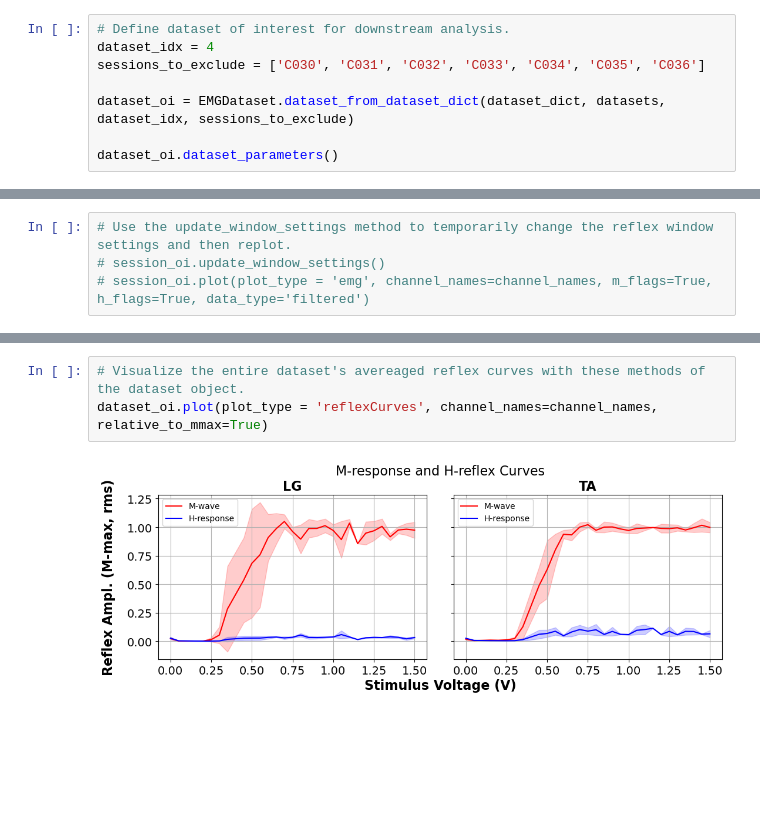
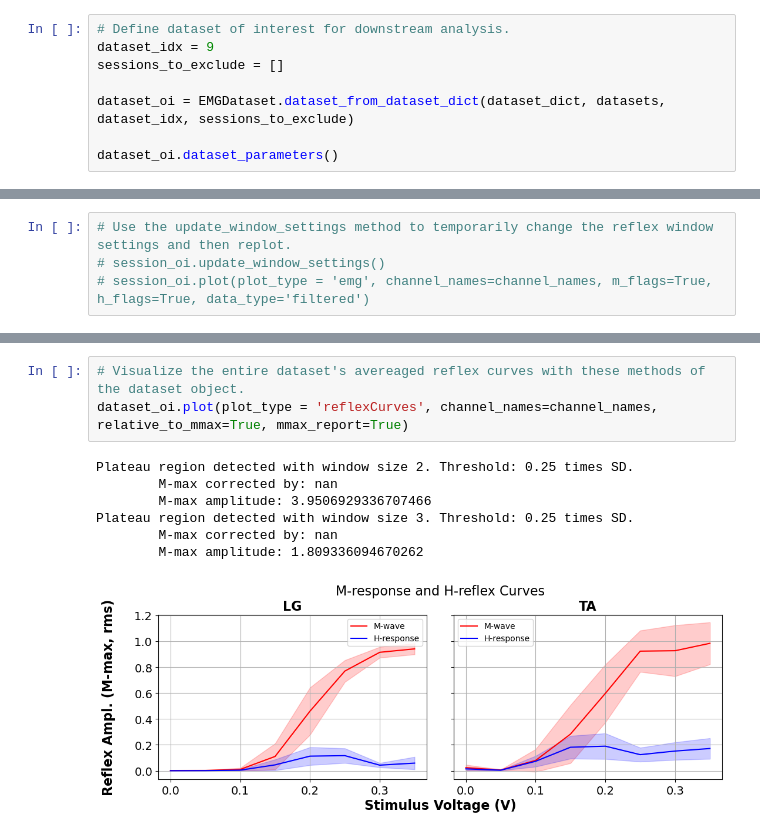
Before and after one commit to AEWorthy/MonStim-Analyzer, a Jupyter notebook: main.ipynb, the cells around one changed output, grey strips where cells are left out. Saved outputs shown, nothing was run; the diff lists cells and outputs as text; blank space fills up the shorter version.

```diff
--- a/main.ipynb
+++ b/main.ipynb
@@ -39,8 +39,8 @@ dataset index 9: 240523 C230.5 post-dec sciatic mcurve long stim
 dataset index 10: 240524 C230.2 post-dec sciatic mcurve std other leg
 # %%
 # Define dataset of interest for downstream analysis.
-dataset_idx = 4
-sessions_to_exclude = ['C030', 'C031', 'C032', 'C033', 'C034', 'C035', 'C036']
+dataset_idx = 9
+sessions_to_exclude = []
 
 dataset_oi = EMGDataset.dataset_from_dataset_dict(dataset_dict, datasets, dataset_idx, sessions_to_exclude)
 
@@ -100,8 +99,14 @@ TA: M-max amplitude = 0.50 V
 # %%
 # Visualize the entire dataset's avereaged reflex curves with these methods of the dataset object.
-dataset_oi.plot(plot_type = 'reflexCurves', channel_names=channel_names, relative_to_mmax=True)
+dataset_oi.plot(plot_type = 'reflexCurves', channel_names=channel_names, relative_to_mmax=True, mmax_report=True)
 # %% [output]
+Plateau region detected with window size 2. Threshold: 0.25 times SD.
+        M-max corrected by: nan
+        M-max amplitude: 3.9506929336707466
+Plateau region detected with window size 3. Threshold: 0.25 times SD.
+        M-max corrected by: nan
+        M-max amplitude: 1.809336094670262
-[figure, old version]
+[figure, new version]
 # %%
 # Visualize the entire dataset's avereaged reflex values at H-max with this method of the dataset object.
 dataset_oi.plot(plot_type = 'maxH', channel_names=channel_names, relative_to_mmax=True)
```
Also changed, not shown: parts of 5 cells of this notebook, 2 other files.
